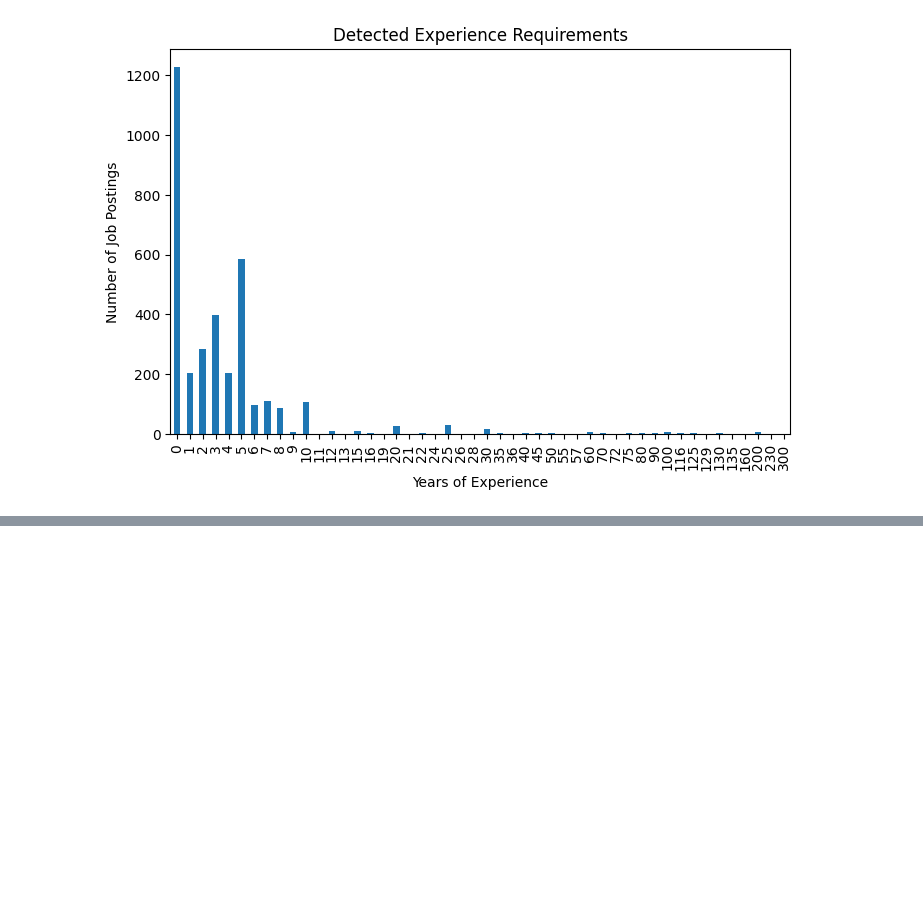
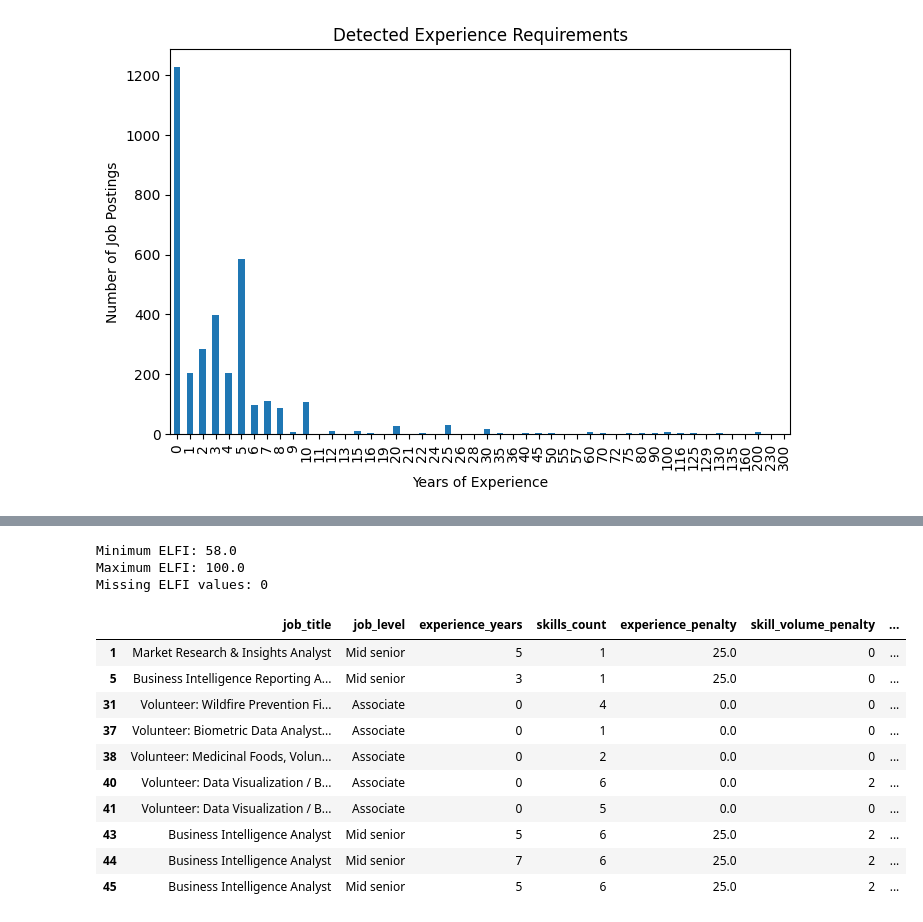
Before and after one commit to shvdkam/customer-behavior-sql-analysis, a Jupyter notebook: Are_Entry_Level_Data_Analyst_Jobs_Really_Entry_Level.ipynb, the cells around one changed output, grey strips where cells are left out. Saved outputs shown, nothing was run; the diff lists cells and outputs as text; code cells hidden in the pictures; blank space fills up the shorter version.

```diff
--- a/Are_Entry_Level_Data_Analyst_Jobs_Really_Entry_Level.ipynb
+++ b/Are_Entry_Level_Data_Analyst_Jobs_Really_Entry_Level.ipynb
@@ -1014,10 +653,13 @@ analyst_jobs["positive_bonus"] = (
+# %%
+analyst_jobs["education_penalty"] = 0
+# %%
+analyst_jobs["positive_bonus"] = 0
 # %%
 analyst_jobs["elfi_score"] = (
     100
     - analyst_jobs["experience_penalty"]
     - analyst_jobs["skill_volume_penalty"]
     - analyst_jobs["technical_penalty"]
-    - analyst_jobs["data_driven_penalty"]
     - analyst_jobs["education_penalty"]
     + analyst_jobs["positive_bonus"]
 )
@@ -1400,0 +672,52 @@ Instead of relying only on descriptive statistics, the project introduces a cust
+# %%
+print(f"Minimum ELFI: {analyst_jobs['elfi_score'].min():.1f}")
+print(f"Maximum ELFI: {analyst_jobs['elfi_score'].max():.1f}")
+print(f"Missing ELFI values: {analyst_jobs['elfi_score'].isna().sum()}")
+# %% [output]
+Minimum ELFI: 58.0
+Maximum ELFI: 100.0
+Missing ELFI values: 0
+# %%
+def classify_elfi(score):
+    if score >= 85:
+        return "Highly entry-level friendly"
+    elif score >= 70:
+        return "Entry-level friendly"
+    elif score >= 50:
+        return "Questionable"
+    else:
+        return "Entry-level in name only"
+
+
+analyst_jobs["elfi_category"] = (
+    analyst_jobs["elfi_score"]
+    .apply(classify_elfi)
+)
+# %%
+analyst_jobs[
+    [
+        "job_title",
+        "job_level",
+        "experience_years",
+        "skills_count",
+        "experience_penalty",
+        "skill_volume_penalty",
+        "technical_penalty",
+        "education_penalty",
+        "positive_bonus",
+        "elfi_score",
+        "elfi_category"
+    ]
+].head(10)
+# %% [output]
+|  | job_title | job_level | experience_years | skills_count | experience_penalty | skill_volume_penalty | ... |
+| 1 | Market Research & Insights Analyst | Mid senior | 5 | 1 | 25.0 | 0 | ... |
+| 5 | Business Intelligence Reporting A... | Mid senior | 3 | 1 | 25.0 | 0 | ... |
+| 31 | Volunteer: Wildfire Prevention Fi... | Associate | 0 | 4 | 0.0 | 0 | ... |
+| 37 | Volunteer: Biometric Data Analyst... | Associate | 0 | 1 | 0.0 | 0 | ... |
+| 38 | Volunteer: Medicinal Foods, Volun... | Associate | 0 | 2 | 0.0 | 0 | ... |
+| 40 | Volunteer: Data Visualization / B... | Associate | 0 | 6 | 0.0 | 2 | ... |
+| 41 | Volunteer: Data Visualization / B... | Associate | 0 | 5 | 0.0 | 0 | ... |
+| 43 | Business Intelligence Analyst | Mid senior | 5 | 6 | 25.0 | 2 | ... |
+| 44 | Business Intelligence Analyst | Mid senior | 7 | 6 | 25.0 | 2 | ... |
+| 45 | Business Intelligence Analyst | Mid senior | 5 | 6 | 25.0 | 2 | ... |
```
Also changed, not shown: parts of 123 cells of this notebook.
